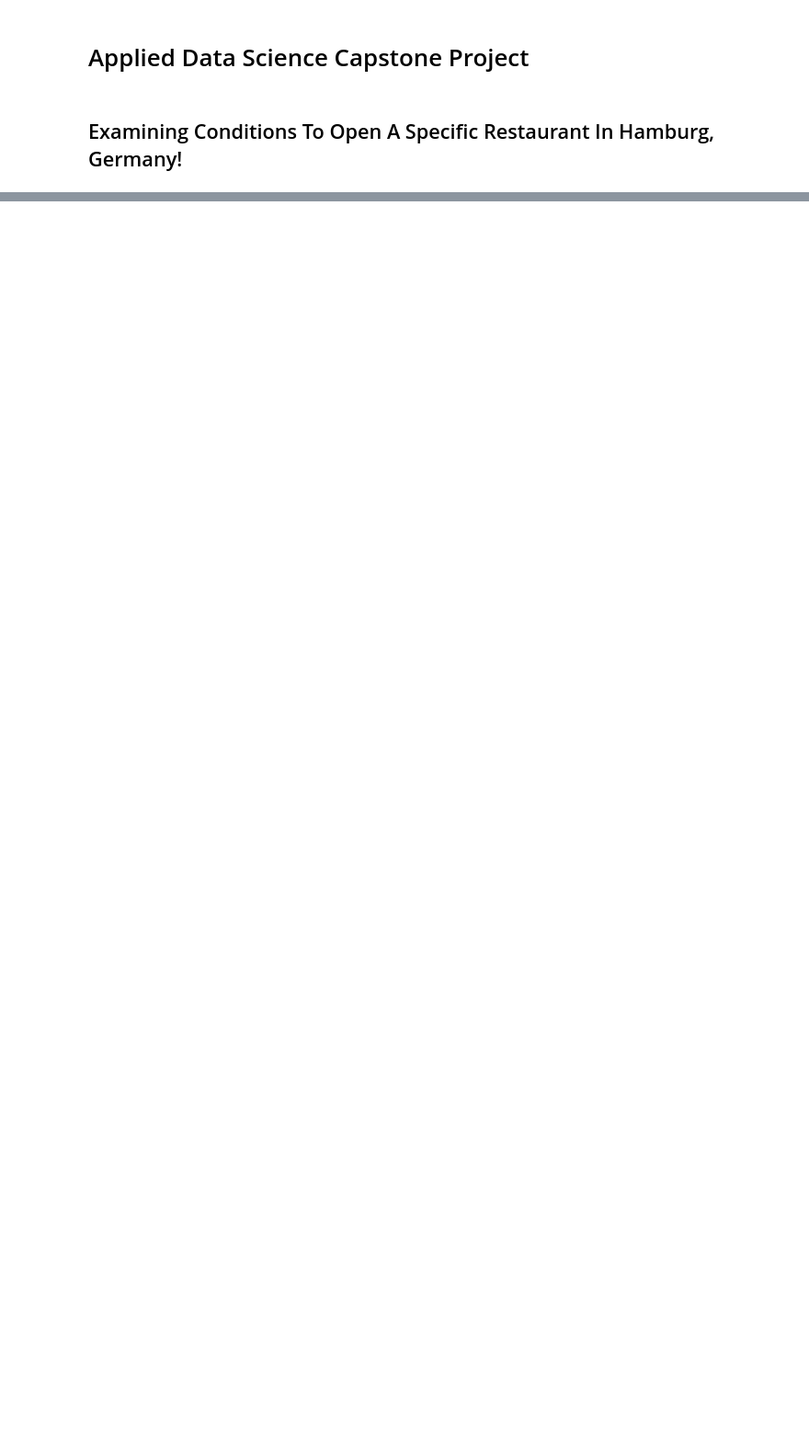
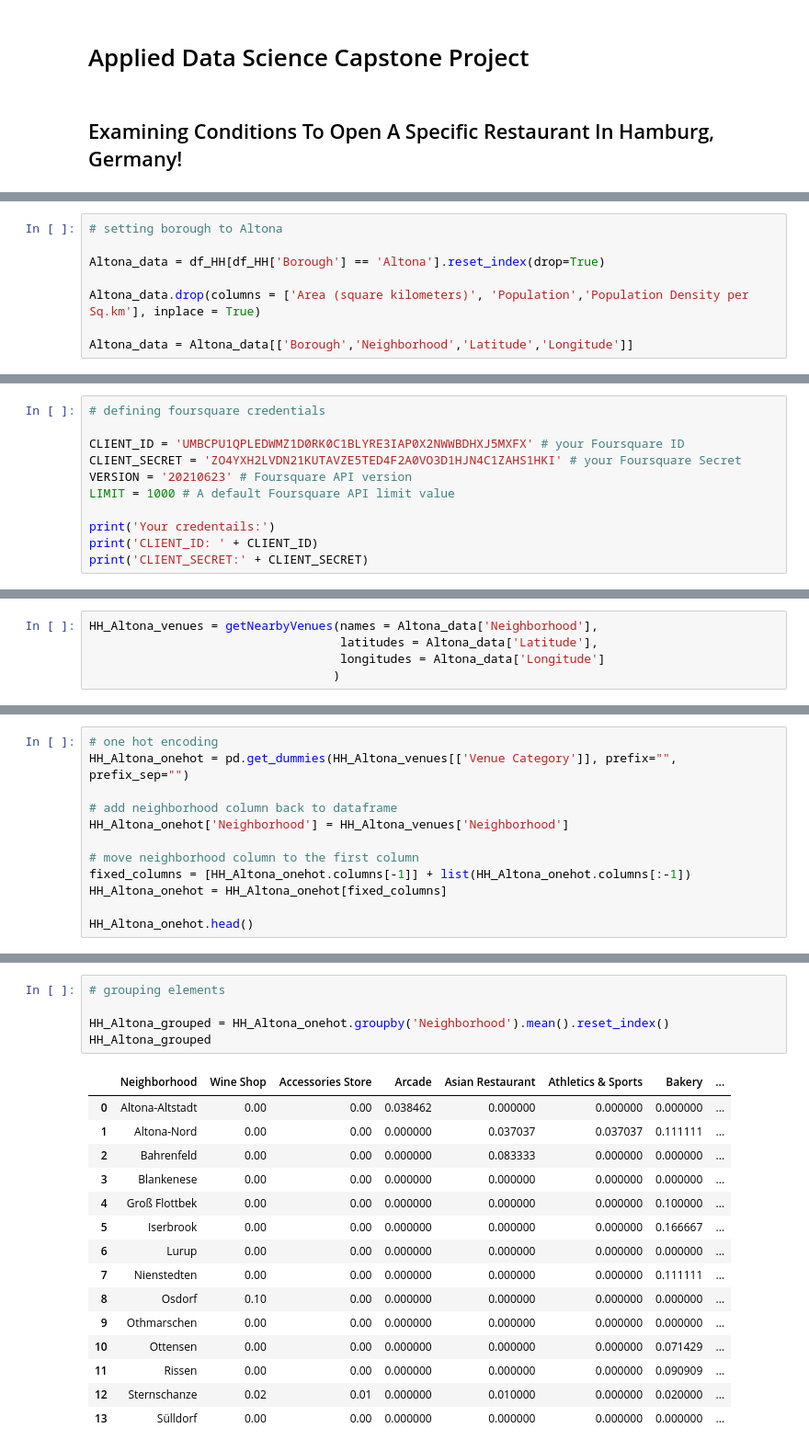
Before and after one commit to HoMarLev/Capstone_Project, a Jupyter notebook: Capstone Project - Examining Conditions To Open A Specific Restaurant In Hamburg, Germany 1.ipynb, the cells around one changed output, grey strips where cells are left out. Shown: that part at 92% size. Saved outputs shown, nothing was run; the diff lists cells and outputs as text; blank space fills up the shorter version.

```diff
--- a/Capstone Project - Examining Conditions To Open A Specific Restaurant In Hamburg, Germany 1.ipynb
+++ b/Capstone Project - Examining Conditions To Open A Specific Restaurant In Hamburg, Germany 1.ipynb
@@ -24,0 +214,8 @@ First of all a dataset of Hamburg will be built which provides information on bo
+# %%
+# setting borough to Altona
+
+Altona_data = df_HH[df_HH['Borough'] == 'Altona'].reset_index(drop=True)
+
+Altona_data.drop(columns = ['Area (square kilometers)', 'Population','Population Density per Sq.km'], inplace = True)
+
+Altona_data = Altona_data[['Borough','Neighborhood','Latitude','Longitude']]
@@ -24,0 +265,11 @@ First of all a dataset of Hamburg will be built which provides information on bo
+# %%
+# defining foursquare credentials
+
+CLIENT_ID = 'UMBCPU1QPLEDWMZ1D0RK0C1BLYRE3IAP0X2NWWBDHXJ5MXFX' # your Foursquare ID
+CLIENT_SECRET = 'ZO4YXH2LVDN21KUTAVZE5TED4F2A0VO3D1HJN4C1ZAHS1HKI' # your Foursquare Secret
+VERSION = '20210623' # Foursquare API version
+LIMIT = 1000 # A default Foursquare API limit value
+
+print('Your credentails:')
+print('CLIENT_ID: ' + CLIENT_ID)
+print('CLIENT_SECRET:' + CLIENT_SECRET)
@@ -24,0 +324,5 @@ First of all a dataset of Hamburg will be built which provides information on bo
+# %%
+HH_Altona_venues = getNearbyVenues(names = Altona_data['Neighborhood'],
+                                   latitudes = Altona_data['Latitude'],
+                                   longitudes = Altona_data['Longitude']
+                                  )
@@ -24,0 +382,12 @@ First of all a dataset of Hamburg will be built which provides information on bo
+# %%
+# one hot encoding
+HH_Altona_onehot = pd.get_dummies(HH_Altona_venues[['Venue Category']], prefix="", prefix_sep="")
+
+# add neighborhood column back to dataframe
+HH_Altona_onehot['Neighborhood'] = HH_Altona_venues['Neighborhood']
+
+# move neighborhood column to the first column
+fixed_columns = [HH_Altona_onehot.columns[-1]] + list(HH_Altona_onehot.columns[:-1])
+HH_Altona_onehot = HH_Altona_onehot[fixed_columns]
+
+HH_Altona_onehot.head()
@@ -24,0 +407,21 @@ First of all a dataset of Hamburg will be built which provides information on bo
+# %%
+# grouping elements
+
+HH_Altona_grouped = HH_Altona_onehot.groupby('Neighborhood').mean().reset_index()
+HH_Altona_grouped
+# %% [output]
+|  | Neighborhood | Wine Shop | Accessories Store | Arcade | Asian Restaurant | Athletics & Sports | Bakery | ... |
+| 0 | Altona-Altstadt | 0.00 | 0.00 | 0.038462 | 0.000000 | 0.000000 | 0.000000 | ... |
+| 1 | Altona-Nord | 0.00 | 0.00 | 0.000000 | 0.037037 | 0.037037 | 0.111111 | ... |
+| 2 | Bahrenfeld | 0.00 | 0.00 | 0.000000 | 0.083333 | 0.000000 | 0.000000 | ... |
+| 3 | Blankenese | 0.00 | 0.00 | 0.000000 | 0.000000 | 0.000000 | 0.000000 | ... |
+| 4 | Groß Flottbek | 0.00 | 0.00 | 0.000000 | 0.000000 | 0.000000 | 0.100000 | ... |
+| 5 | Iserbrook | 0.00 | 0.00 | 0.000000 | 0.000000 | 0.000000 | 0.166667 | ... |
+| 6 | Lurup | 0.00 | 0.00 | 0.000000 | 0.000000 | 0.000000 | 0.000000 | ... |
+| 7 | Nienstedten | 0.00 | 0.00 | 0.000000 | 0.000000 | 0.000000 | 0.111111 | ... |
+| 8 | Osdorf | 0.10 | 0.00 | 0.000000 | 0.000000 | 0.000000 | 0.000000 | ... |
+| 9 | Othmarschen | 0.00 | 0.00 | 0.000000 | 0.000000 | 0.000000 | 0.000000 | ... |
+| 10 | Ottensen | 0.00 | 0.00 | 0.000000 | 0.000000 | 0.000000 | 0.071429 | ... |
+| 11 | Rissen | 0.00 | 0.00 | 0.000000 | 0.000000 | 0.000000 | 0.090909 | ... |
+| 12 | Sternschanze | 0.02 | 0.01 | 0.000000 | 0.010000 | 0.000000 | 0.020000 | ... |
+| 13 | Sülldorf | 0.00 | 0.00 | 0.000000 | 0.000000 | 0.000000 | 0.000000 | ... |
```
Also changed, not shown: parts of 55 cells of this notebook, 2 other files.
